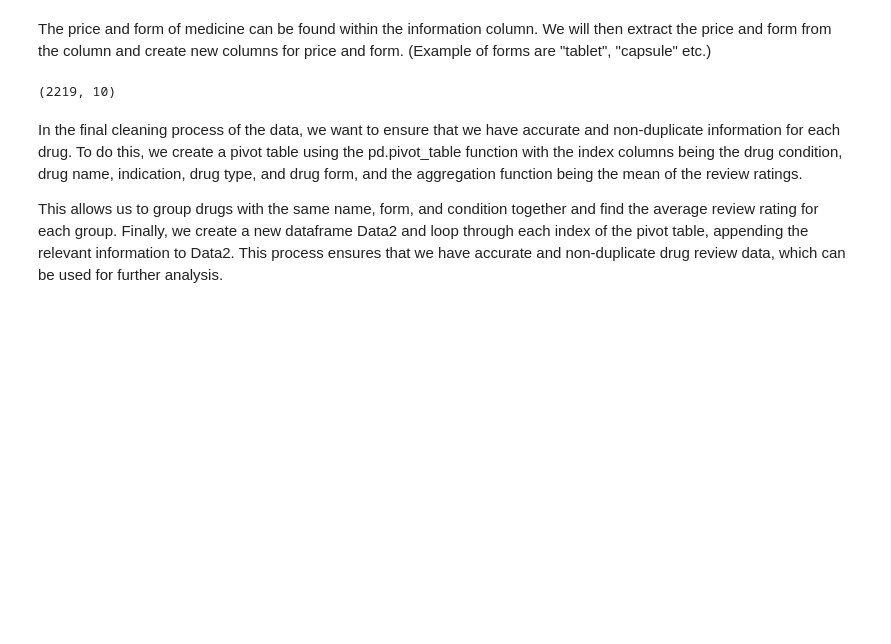
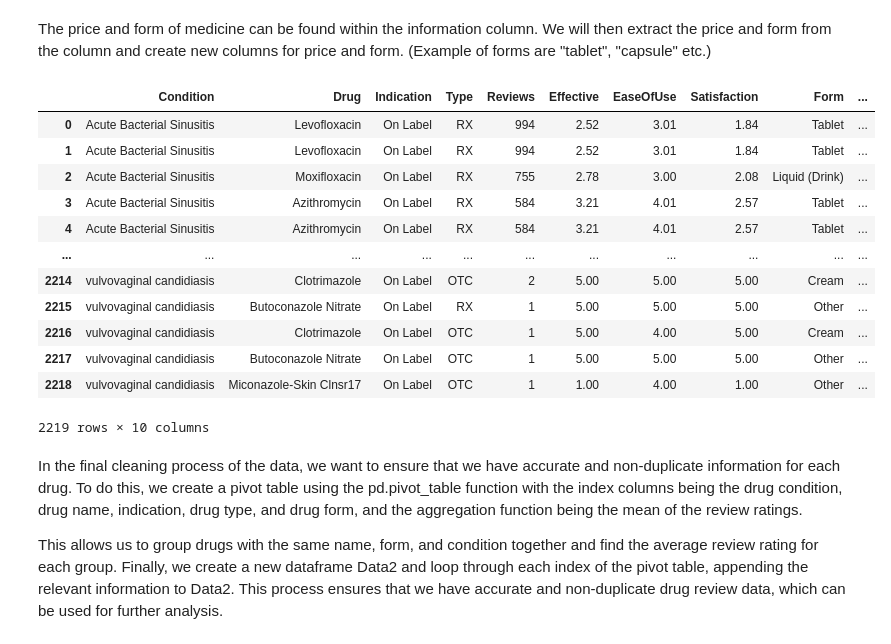
Before and after one commit to tyeckh/DSAI-T7, a Jupyter notebook: Proj_T7.ipynb, the cells around one changed output. Cells and saved outputs as stored; diff of their text form; code cells hidden in the pictures; blank space fills up the shorter version.

```diff
--- a/Proj_T7.ipynb
+++ b/Proj_T7.ipynb
@@ -165,12 +167,25 @@ for i in range (len(Form)):
 # %%
 DrugData["Form"] = Form
 DrugData["Price"] = Price
 
 DrugData = DrugData.drop(['Information'], axis=1)
 DrugData.head(10)
 DrugData.shape
+DrugData
 # %% [output]
+|  | Condition | Drug | Indication | Type | Reviews | Effective | EaseOfUse | Satisfaction | Form | ... |
+| 0 | Acute Bacterial Sinusitis | Levofloxacin | On Label | RX | 994 | 2.52 | 3.01 | 1.84 | Tablet | ... |
+| 1 | Acute Bacterial Sinusitis | Levofloxacin | On Label | RX | 994 | 2.52 | 3.01 | 1.84 | Tablet | ... |
+| 2 | Acute Bacterial Sinusitis | Moxifloxacin | On Label | RX | 755 | 2.78 | 3.00 | 2.08 | Liquid (Drink) | ... |
+| 3 | Acute Bacterial Sinusitis | Azithromycin | On Label | RX | 584 | 3.21 | 4.01 | 2.57 | Tablet | ... |
+| 4 | Acute Bacterial Sinusitis | Azithromycin | On Label | RX | 584 | 3.21 | 4.01 | 2.57 | Tablet | ... |
+| ... | ... | ... | ... | ... | ... | ... | ... | ... | ... | ... |
+| 2214 | vulvovaginal candidiasis | Clotrimazole | On Label | OTC | 2 | 5.00 | 5.00 | 5.00 | Cream | ... |
+| 2215 | vulvovaginal candidiasis | Butoconazole Nitrate | On Label | RX | 1 | 5.00 | 5.00 | 5.00 | Other | ... |
+| 2216 | vulvovaginal candidiasis | Clotrimazole | On Label | OTC | 1 | 5.00 | 4.00 | 5.00 | Cream | ... |
+| 2217 | vulvovaginal candidiasis | Butoconazole Nitrate | On Label | OTC | 1 | 5.00 | 5.00 | 5.00 | Other | ... |
+| 2218 | vulvovaginal candidiasis | Miconazole-Skin Clnsr17 | On Label | OTC | 1 | 1.00 | 4.00 | 1.00 | Other | ... |
-(2219, 10)
+2219 rows × 10 columns
 # %% [markdown]
 In the final cleaning process of the data, we want to ensure that we have accurate and non-duplicate information for each drug. To do this, we create a pivot table using the pd.pivot_table function with the index columns being the drug condition, drug name, indication, drug type, and drug form, and the aggregation function being the mean of the review ratings.
 
```
Also changed, not shown: parts of 7 cells of this notebook, 1 other file.
